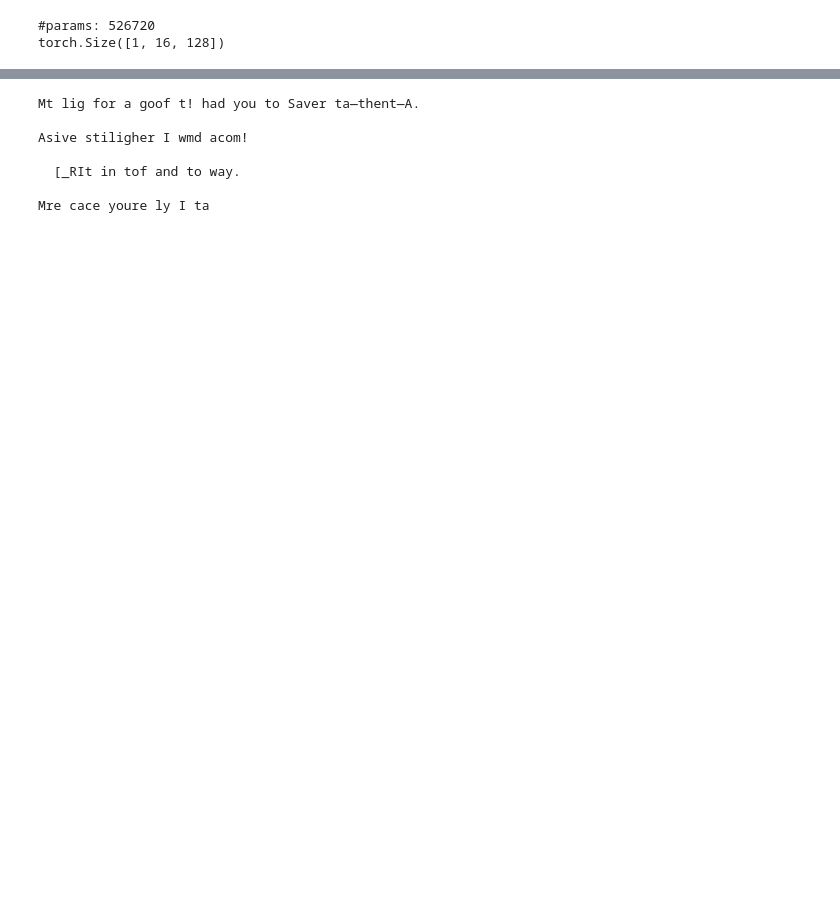
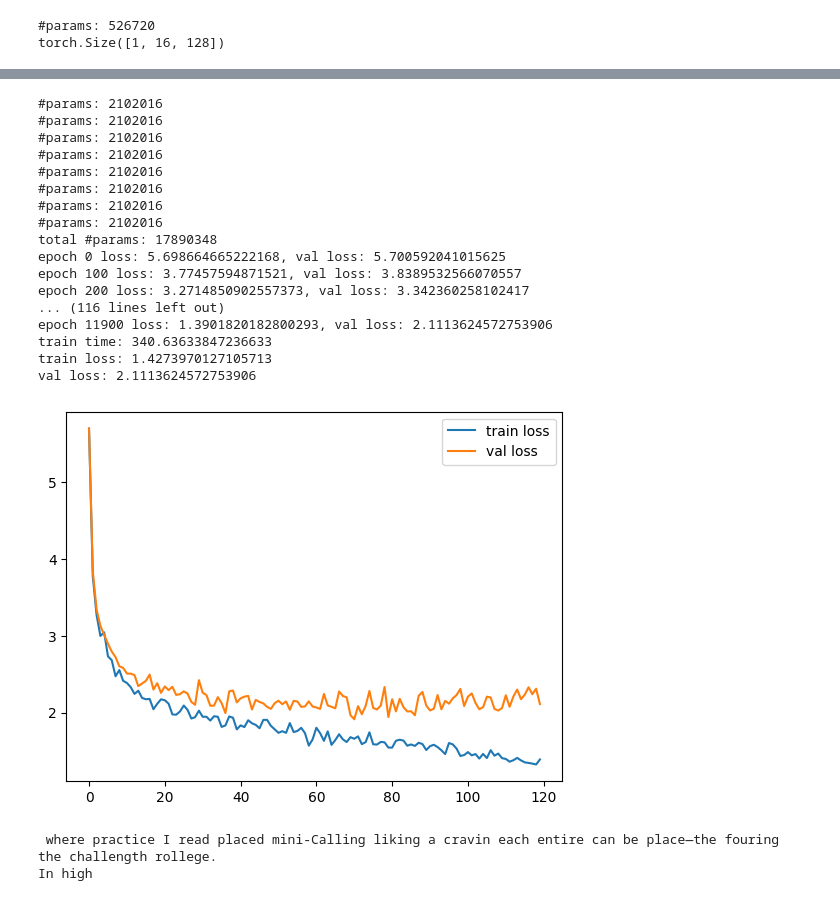
Before and after one commit to Xin9264/tiny_llama, a Jupyter notebook: llama.ipynb, the cells around one changed output, grey strips where cells are left out. Cells and saved outputs as stored; diff of their text form; code cells hidden in the pictures; blank space fills up the shorter version.

```diff
--- a/llama.ipynb
+++ b/llama.ipynb
@@ -585,13 +590,41 @@ train loss: 2.3650169372558594
+# %%
+network_config.update({
+    'batch_size': 32,
+    'context_window': 32,
+})
+
+llama = Llama(network_config, tokenizer.vocab_size, 256, 8, 8).to(device)
+
+optimizer = torch.optim.Adam(llama.parameters(), lr=5e-5)
+train_loss, val_loss = train(llama, optimizer, network_config, epoch=12000, verbose=True)
+plt.plot(train_loss, label="train loss")
+plt.plot(val_loss, label="val loss")
+plt.legend()
+plt.show()
+# %% [output]
+#params: 2102016
+#params: 2102016
+#params: 2102016
+#params: 2102016
+#params: 2102016
+#params: 2102016
+#params: 2102016
+#params: 2102016
+total #params: 17890348
+epoch 0 loss: 5.698664665222168, val loss: 5.700592041015625
+epoch 100 loss: 3.77457594871521, val loss: 3.8389532566070557
+epoch 200 loss: 3.2714850902557373, val loss: 3.342360258102417
+... (116 lines left out)
+epoch 11900 loss: 1.3901820182800293, val loss: 2.1113624572753906
+train time: 340.63633847236633
+train loss: 1.4273970127105713
+val loss: 2.1113624572753906
+[figure, added]
 # %%
 print(generate(llama, network_config, tokenizer))
 # %% [output]
-Mt lig for a goof t! had you to Saver ta—thent—A.
-
-Asive stiligher I wmd acom!
-
-  [_RIt in tof and to way.
-
-Mre cace youre ly I ta
+ where practice I read placed mini‑Calling liking a cravin each entire can be place—the fouring the challength rollege.
+In high
 # %%
 xs, ys = get_batch(dataset, **network_config, split="test")
 logits, loss = llama(xs, ys)
```
Also changed, not shown: parts of 18 cells of this notebook.
